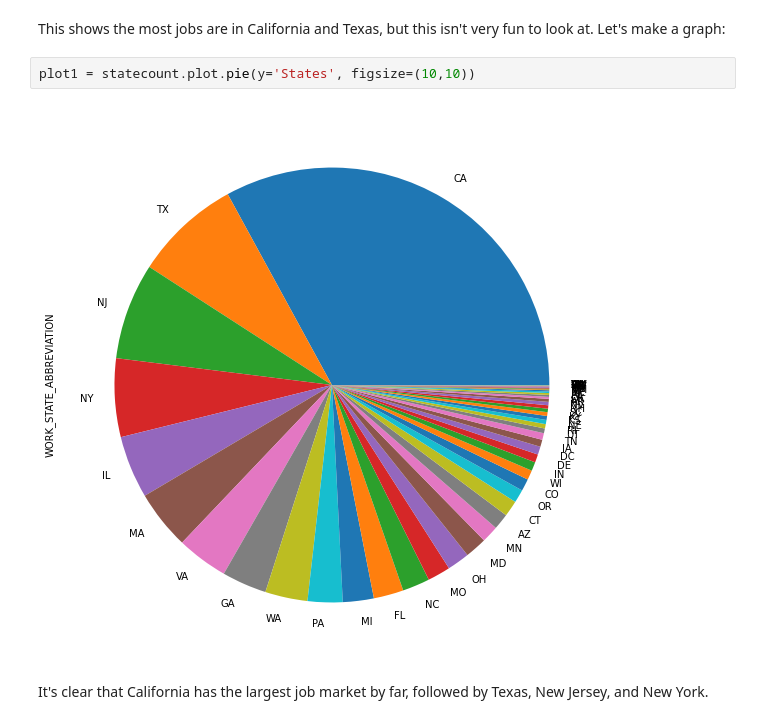
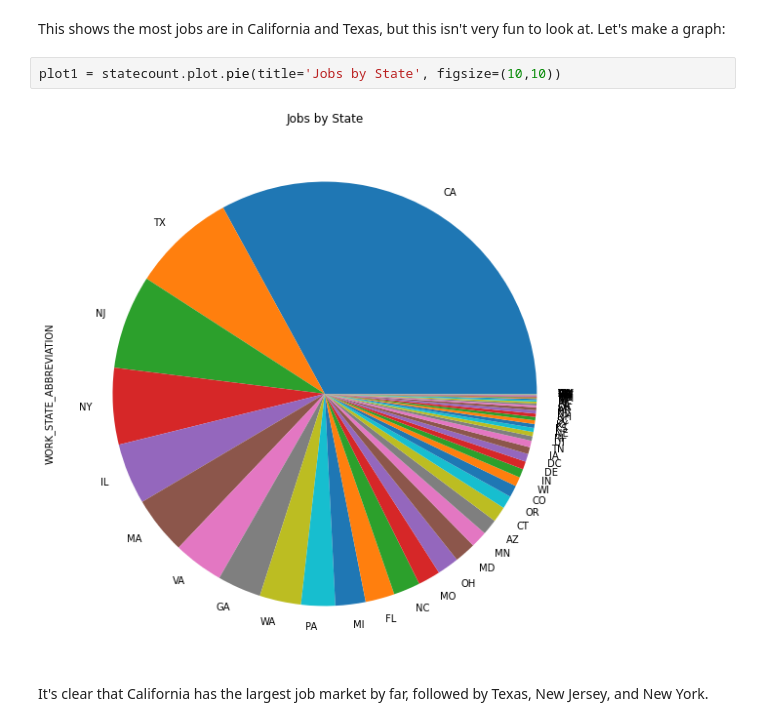
Before and after one commit to asphodelian/We-R-Finished, a Jupyter notebook: Catarina Folder/Question #4.ipynb, the cells around one changed output. Drawn from its saved outputs; the diff is of its cells as text.

```diff
--- a/Catarina Folder/Question #4.ipynb
+++ b/Catarina Folder/Question #4.ipynb
@@ -131,9 +131,9 @@ Name: WORK_STATE_ABBREVIATION, dtype: int64
 # %% [markdown]
 This shows the most jobs are in California and Texas, but this isn't very fun to look at. Let's make a graph:
 # %%
-plot1 = statecount.plot.pie(y='States', figsize=(10,10))
+plot1 = statecount.plot.pie(title='Jobs by State', figsize=(10,10))
 # %% [output]
-[figure, old version]
+[figure, new version]
 # %% [markdown]
 It's clear that California has the largest job market by far, followed by Texas, New Jersey, and New York.
 # %% [markdown]
```
Also changed, not shown: parts of 4 cells of this notebook.
